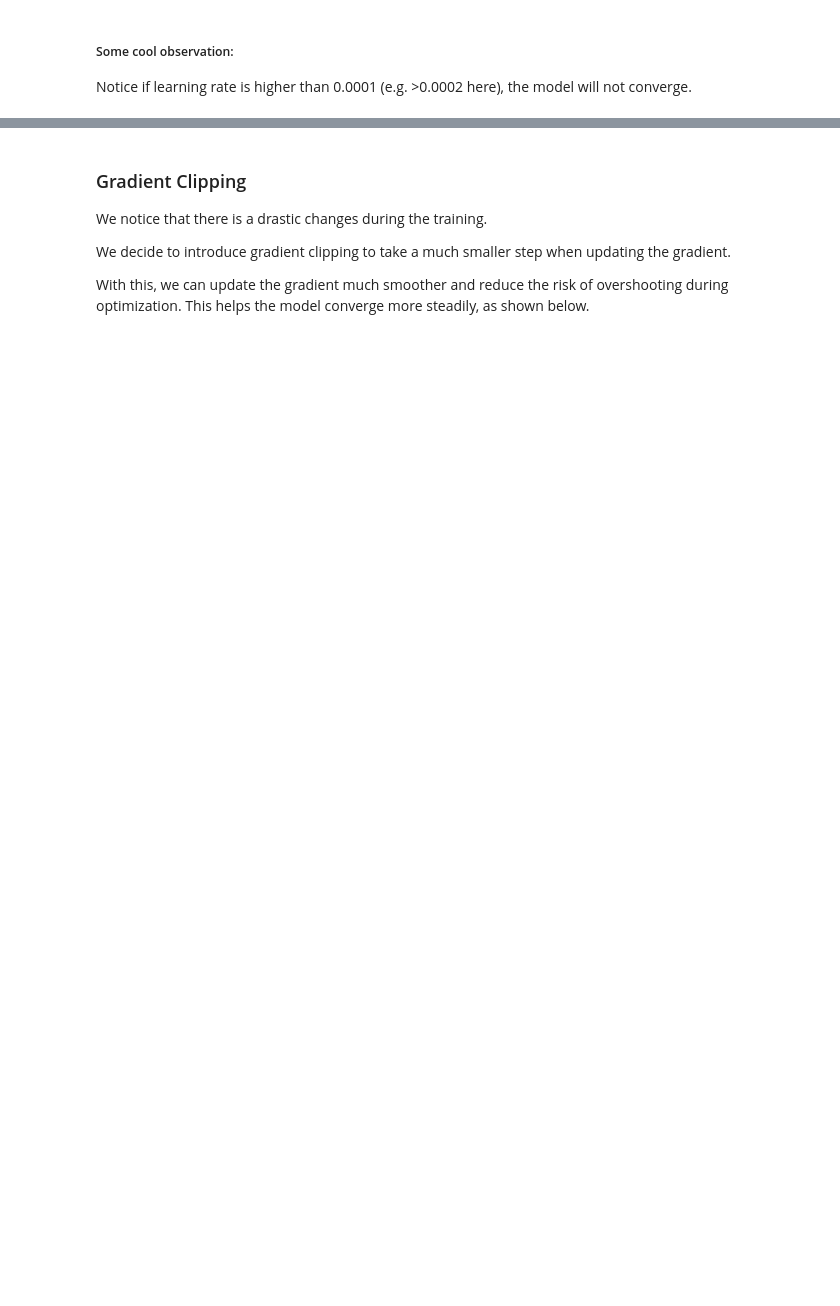
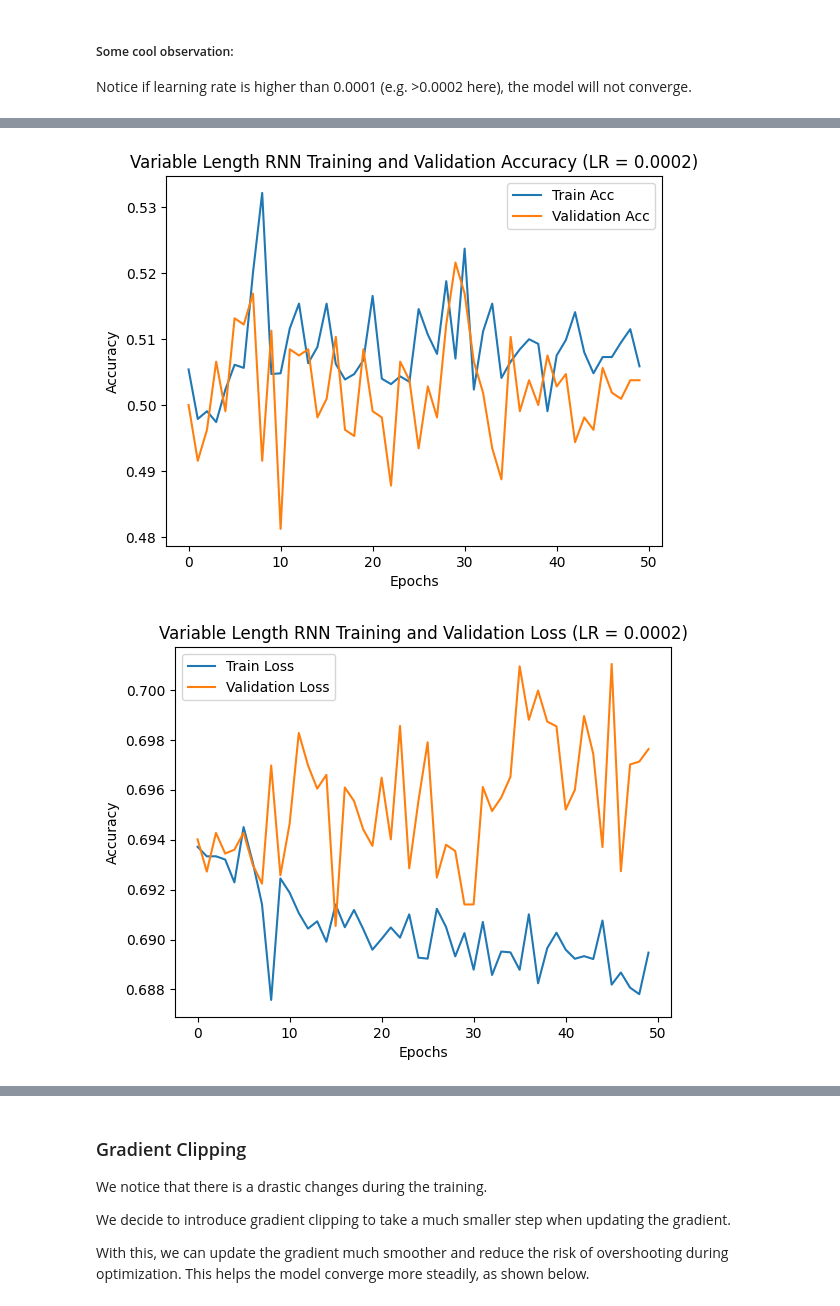
Before and after one commit to HiIAmTzeKean/SC4002-NLP, a Jupyter notebook: part_2.ipynb, the cells around one changed output, grey strips where cells are left out. Cells and saved outputs as stored; diff of their text form; code cells hidden in the pictures; blank space fills up the shorter version.

```diff
--- a/part_2.ipynb
+++ b/part_2.ipynb
@@ -67,6 +67,7 @@ Let's add the padding token to the word embeddings.
 # initialize word embeddings
 word_embeddings = EmbeddingMatrix.load()
 word_embeddings.add_padding()
+word_embeddings.handle_unknown = False
 
 print("The index of <PAD> is: ", word_embeddings.pad_idx)
 
@@ -172,7 +137,7 @@ else:
 # %% [output]
 Training on GPU.
 # %%
-def train_loop_bce(train_dataloader, model, loss_fn, optimizer):
+def train_loop_bce(train_dataloader, model, loss_fn, optimizer, clipping = True):
     if train_on_gpu:
         model.cuda()
     model.train()
@@ -183,7 +148,7 @@ def train_loop_bce(train_dataloader, model, loss_fn, optimizer):
         if train_on_gpu:
             X_batch = X_batch.cuda()
             y_batch = y_batch.cuda()
-        # if want, can do some shuffling here
+
         # Forward pass
         pred = model(X_batch)
 
@@ -197,8 +162,8 @@ def train_loop_bce(train_dataloader, model, loss_fn, optimizer):
         optimizer.zero_grad()
         loss.backward()
 
-        # TODO add main branch
-        torch.nn.utils.clip_grad_norm_(model.parameters(), GRADIENT_CLIP)
+        if clipping:
+            torch.nn.utils.clip_grad_norm_(model.parameters(), GRADIENT_CLIP)
 
         optimizer.step()
 
@@ -206,7 +171,6 @@ def train_loop_bce(train_dataloader, model, loss_fn, optimizer):
     train_correct /= size
 
     return train_loss, train_correct
-
 
 def test_loop_bce(validate_dataloader, model, loss_fn):
     if train_on_gpu:
@@ -259,12 +223,12 @@ We have two seperate train function, `train` and `train_early_stop`.
 
 `train_early_stop` utilise early stopping, a standard practice to prevent overfitting. The early stopping algorithm has a default patience of 3, so the training of the model stops if the validation loss does not decrease after 3 epochs.
 # %%
-def train(model, optim, criterion, training_dataloader, validation_dataloader, epoch = NUM_EPOCHS):
+def train(model, optim, criterion, training_dataloader, validation_dataloader, epoch = NUM_EPOCHS, clipping = True):
   validation_acc = []
   train_acc = []
   train_losses, validate_losses = [], []
   for i in range(epoch):
-    train_loss, train_correct = train_loop_bce(training_dataloader, model, criterion, optim)
+    train_loss, train_correct = train_loop_bce(training_dataloader, model, criterion, optim, clipping)
     validate_loss, validate_correct = test_loop_bce(validation_dataloader, model, criterion)
     validation_acc.append(validate_correct)
     train_acc.append(train_correct)
@@ -498,6 +566,9 @@ train_acc_vanilla_rnn_high, validation_acc_vanilla_rnn_high, train_loss_vanilla_
 # %%
-plot({"Train Acc": train_acc_vanilla_rnn_high, "Validation Acc": validation_acc_vanilla_rnn_high}, x_label="Epochs", y_label="Accuracy", title="Masked Vanilla RNN Training and Validation Accuracy (LR = 0.0002)")
-plot({"Train Loss": train_loss_vanilla_rnn_high, "Validation Loss": validation_loss_vanilla_rnn_high}, x_label="Epochs", y_label="Accuracy", title="Masked Vanilla RNN Training and Validation Loss (LR = 0.0002)")
+plot({"Train Acc": train_acc_vanilla_rnn_high, "Validation Acc": validation_acc_vanilla_rnn_high}, x_label="Epochs", y_label="Accuracy", title="Variable Length RNN Training and Validation Accuracy (LR = 0.0002)")
+plot({"Train Loss": train_loss_vanilla_rnn_high, "Validation Loss": validation_loss_vanilla_rnn_high}, x_label="Epochs", y_label="Accuracy", title="Variable Length RNN Training and Validation Loss (LR = 0.0002)")
 
 i = validation_loss_vanilla_rnn_high.index(min(validation_loss_vanilla_rnn_high))
 print("best performance (lowest validation loss) with validation acc:", validation_acc_vanilla_rnn_high[i], "validation loss:", validation_loss_vanilla_rnn_high[i])
+# %% [output]
+[figure, added]
+[figure, added]
```
Also changed, not shown: parts of 68 cells of this notebook, 3 other files.
